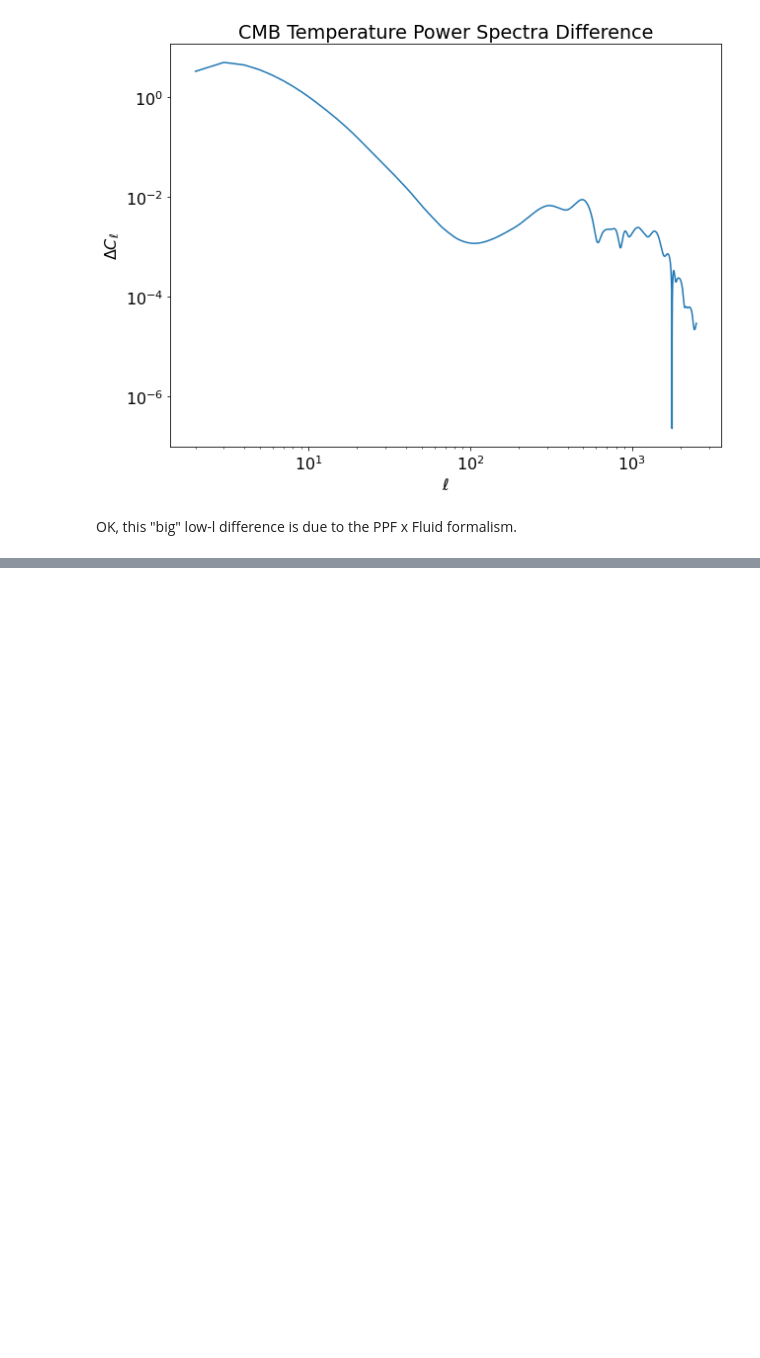
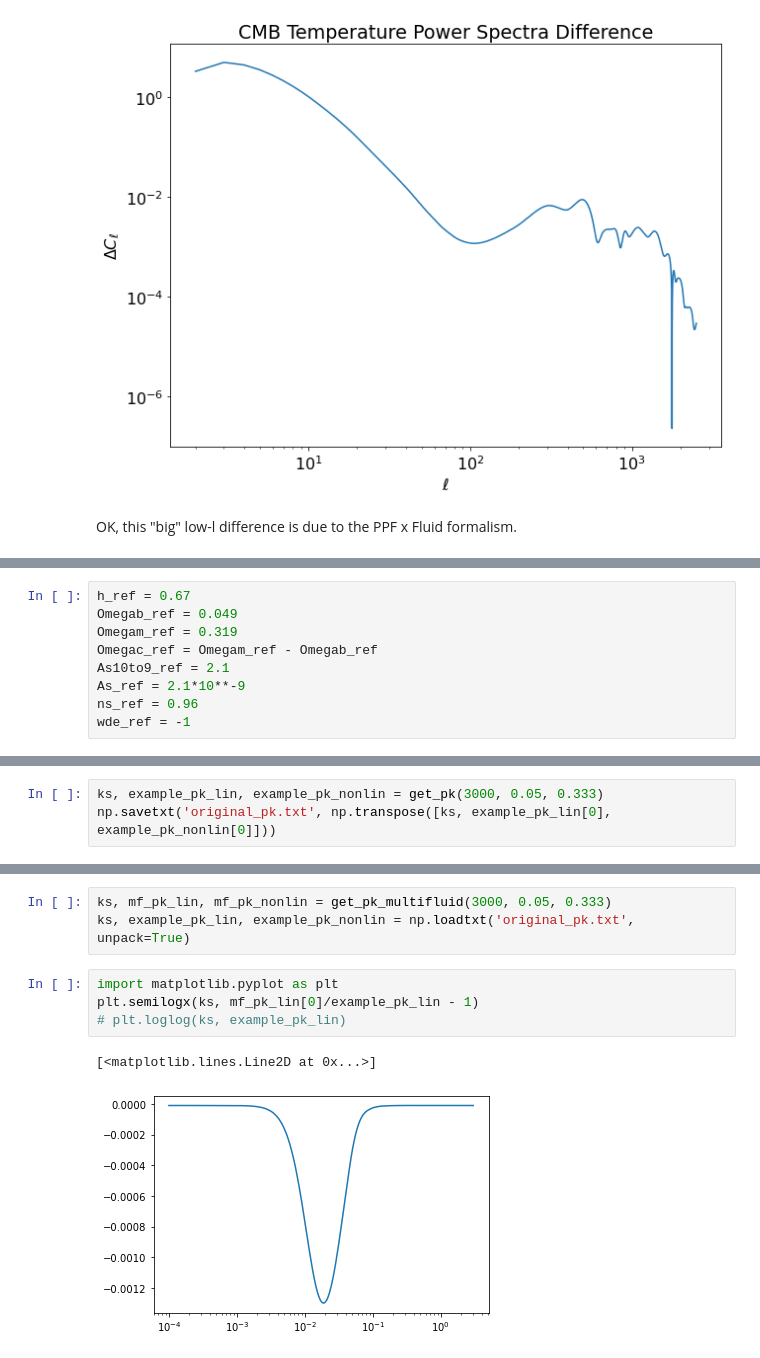
Before and after one commit to kablejosh/cocoa2, a Jupyter notebook: Cocoa/external_modules/code/CAMBMultiFluidDE/docs/Multifluid_test.ipynb, the cells around one changed output, grey strips where cells are left out. Drawn from its saved outputs; the diff is of its cells as text; blank space fills up the shorter version.

```diff
--- a/Cocoa/external_modules/code/CAMBMultiFluidDE/docs/Multifluid_test.ipynb
+++ b/Cocoa/external_modules/code/CAMBMultiFluidDE/docs/Multifluid_test.ipynb
@@ -690,0 +693,9 @@ OK, this "big" low-l difference is due to the PPF x Fluid formalism.
+# %%
+h_ref = 0.67
+Omegab_ref = 0.049
+Omegam_ref = 0.319
+Omegac_ref = Omegam_ref - Omegab_ref
+As10to9_ref = 2.1
+As_ref = 2.1*10**-9
+ns_ref = 0.96
+wde_ref = -1
@@ -690,0 +739,3 @@ OK, this "big" low-l difference is due to the PPF x Fluid formalism.
+# %%
+ks, example_pk_lin, example_pk_nonlin = get_pk(3000, 0.05, 0.333)
+np.savetxt('original_pk.txt', np.transpose([ks, example_pk_lin[0], example_pk_nonlin[0]]))
@@ -690,0 +781,10 @@ OK, this "big" low-l difference is due to the PPF x Fluid formalism.
+# %%
+ks, mf_pk_lin, mf_pk_nonlin = get_pk_multifluid(3000, 0.05, 0.333)
+ks, example_pk_lin, example_pk_nonlin = np.loadtxt('original_pk.txt', unpack=True)
+# %%
+import matplotlib.pyplot as plt
+plt.semilogx(ks, mf_pk_lin[0]/example_pk_lin - 1)
+# plt.loglog(ks, example_pk_lin)
+# %% [output]
+[<matplotlib.lines.Line2D at 0x...>]
+[figure, added]
```
Also changed, not shown: parts of 4 cells of this notebook, 13 other files.
